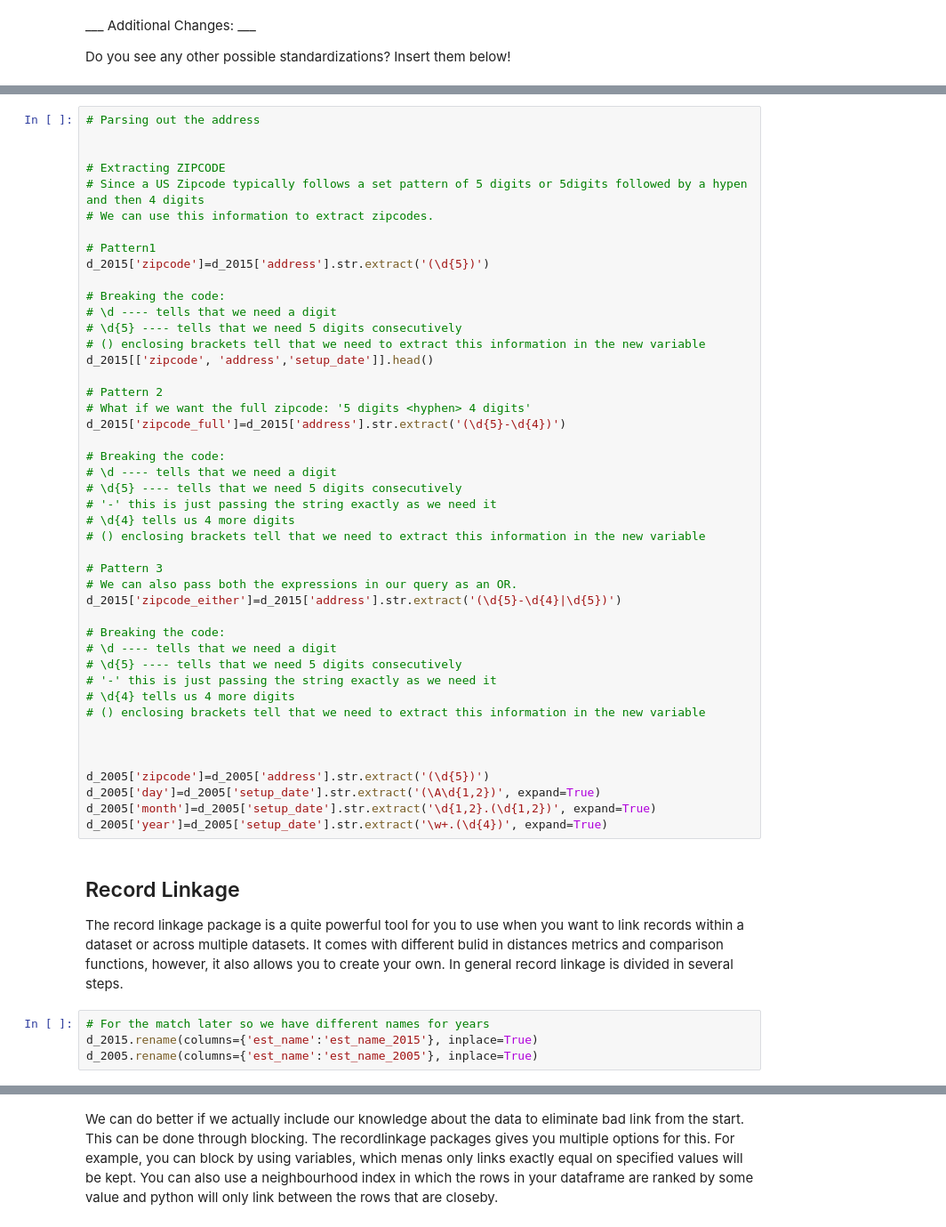
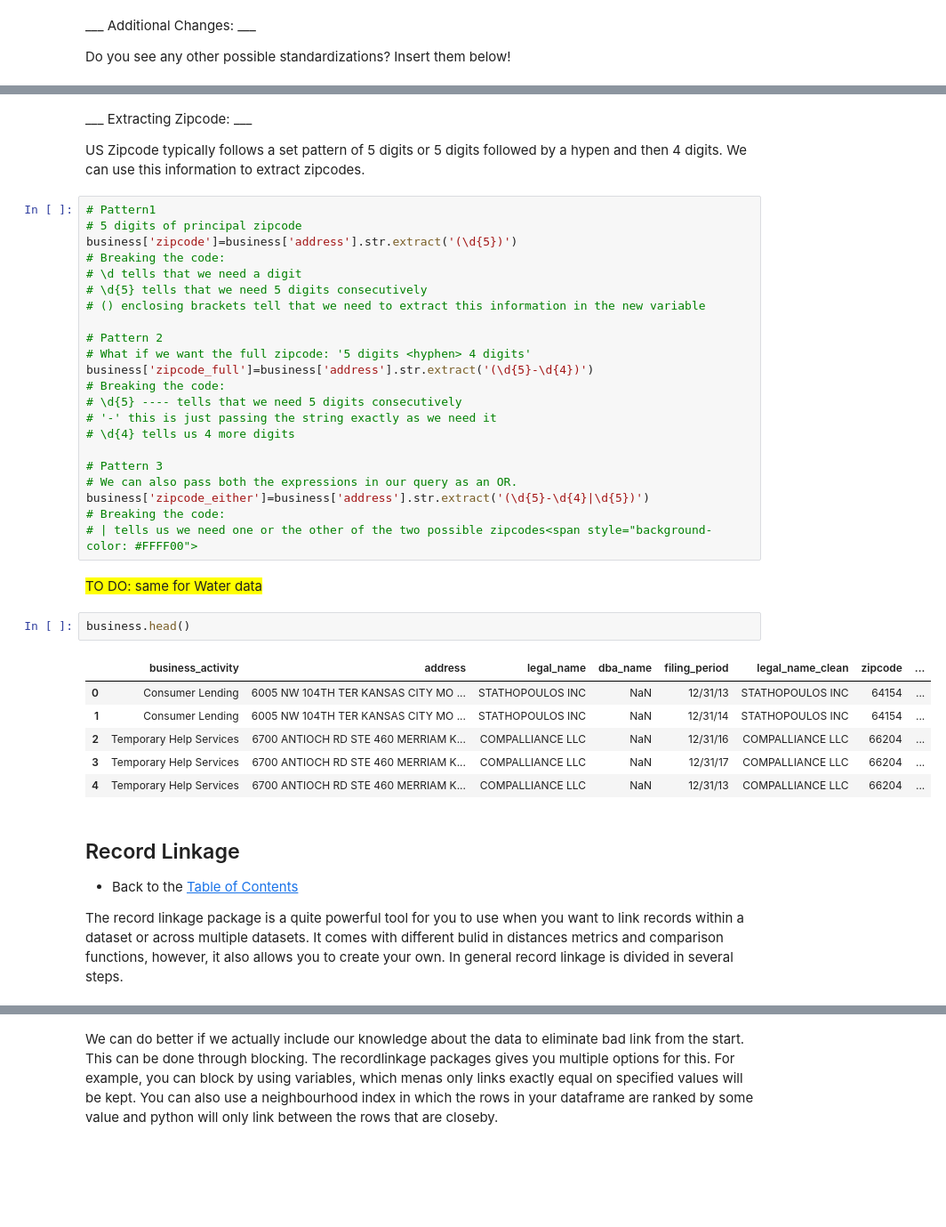
Before and after one commit to Coleridge-Initiative/ada-2018-kcmo, a Jupyter notebook: scripts/class_notebooks/3_1_Record_Linkage.ipynb, the cells around one changed output, grey strips where cells are left out. Shown: that part at 89% size. Drawn from its saved outputs; the diff is of its cells as text; blank space fills up the shorter version.

```diff
--- a/scripts/class_notebooks/3_1_Record_Linkage.ipynb
+++ b/scripts/class_notebooks/3_1_Record_Linkage.ipynb
@@ -506,52 +520,42 @@ Now that we have the business name cleaned and standardized across datasets, we
+# %% [markdown]
+___ Extracting Zipcode: ___
+
+US Zipcode typically follows a set pattern of 5 digits or 5 digits followed by a hypen and then 4 digits. We can use this information to extract zipcodes.
 # %%
-# Parsing out the address
-
-
-# Extracting ZIPCODE
-# Since a US Zipcode typically follows a set pattern of 5 digits or 5digits followed by a hypen and then 4 digits
-# We can use this information to extract zipcodes.
-
 # Pattern1
-d_2015['zipcode']=d_2015['address'].str.extract('(\d{5})')
-
+# 5 digits of principal zipcode
+business['zipcode']=business['address'].str.extract('(\d{5})')
 # Breaking the code:
-# \d ---- tells that we need a digit
-# \d{5} ---- tells that we need 5 digits consecutively
+# \d tells that we need a digit
+# \d{5} tells that we need 5 digits consecutively
 # () enclosing brackets tell that we need to extract this information in the new variable
-d_2015[['zipcode', 'address','setup_date']].head()
 
 # Pattern 2
 # What if we want the full zipcode: '5 digits <hyphen> 4 digits'
-d_2015['zipcode_full']=d_2015['address'].str.extract('(\d{5}-\d{4})')
-
+business['zipcode_full']=business['address'].str.extract('(\d{5}-\d{4})')
 # Breaking the code:
-# \d ---- tells that we need a digit
 # \d{5} ---- tells that we need 5 digits consecutively
 # '-' this is just passing the string exactly as we need it
 # \d{4} tells us 4 more digits
-# () enclosing brackets tell that we need to extract this information in the new variable
 
 # Pattern 3
 # We can also pass both the expressions in our query as an OR.
-d_2015['zipcode_either']=d_2015['address'].str.extract('(\d{5}-\d{4}|\d{5})')
-
+business['zipcode_either']=business['address'].str.extract('(\d{5}-\d{4}|\d{5})')
 # Breaking the code:
-# \d ---- tells that we need a digit
-# \d{5} ---- tells that we need 5 digits consecutively
-# '-' this is just passing the string exactly as we need it
-# \d{4} tells us 4 more digits
-# () enclosing brackets tell that we need to extract this information in the new variable
-
-
-
-d_2005['zipcode']=d_2005['address'].str.extract('(\d{5})')
-d_2005['day']=d_2005['setup_date'].str.extract('(\A\d{1,2})', expand=True)
-d_2005['month']=d_2005['setup_date'].str.extract('\d{1,2}.(\d{1,2})', expand=True)
-d_2005['year']=d_2005['setup_date'].str.extract('\w+.(\d{4})', expand=True)
+# | tells us we need one or the other of the two possible zipcodes<span style="background-color: #FFFF00">
+# %% [markdown]
+<span style="background-color: #FFFF00"> TO DO: same for Water data </span>
+# %%
+business.head()
+# %% [output]
+|  | business_activity | address | legal_name | dba_name | filing_period | legal_name_clean | zipcode | ... |
+| 0 | Consumer Lending | 6005 NW 104TH TER KANSAS CITY MO ... | STATHOPOULOS INC | NaN | 12/31/13 | STATHOPOULOS INC | 64154 | ... |
+| 1 | Consumer Lending | 6005 NW 104TH TER KANSAS CITY MO ... | STATHOPOULOS INC | NaN | 12/31/14 | STATHOPOULOS INC | 64154 | ... |
+| 2 | Temporary Help Services | 6700 ANTIOCH RD STE 460 MERRIAM K... | COMPALLIANCE LLC | NaN | 12/31/16 | COMPALLIANCE LLC | 66204 | ... |
+| 3 | Temporary Help Services | 6700 ANTIOCH RD STE 460 MERRIAM K... | COMPALLIANCE LLC | NaN | 12/31/17 | COMPALLIANCE LLC | 66204 | ... |
+| 4 | Temporary Help Services | 6700 ANTIOCH RD STE 460 MERRIAM K... | COMPALLIANCE LLC | NaN | 12/31/13 | COMPALLIANCE LLC | 66204 | ... |
 # %% [markdown]
 ## Record Linkage
+- Back to the [Table of Contents](#Table-of-Contents)
+
 The record linkage package is a quite powerful tool for you to use when you want to link records within a dataset or across multiple datasets. It comes with different bulid in distances metrics and comparison functions, however, it also allows you to create your own. In general record linkage is divided in several steps.
-# %%
-# For the match later so we have different names for years
-d_2015.rename(columns={'est_name':'est_name_2015'}, inplace=True)
-d_2005.rename(columns={'est_name':'est_name_2005'}, inplace=True)
```
Also changed, not shown: parts of 22 cells of this notebook, 4 other files.
